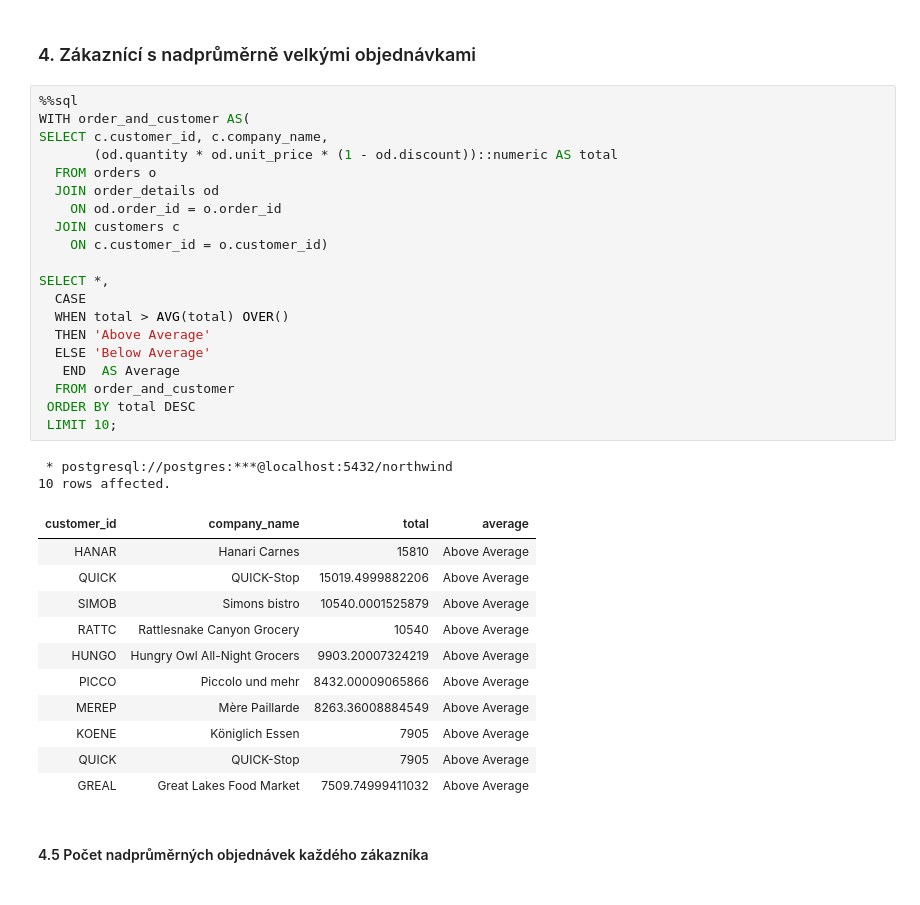
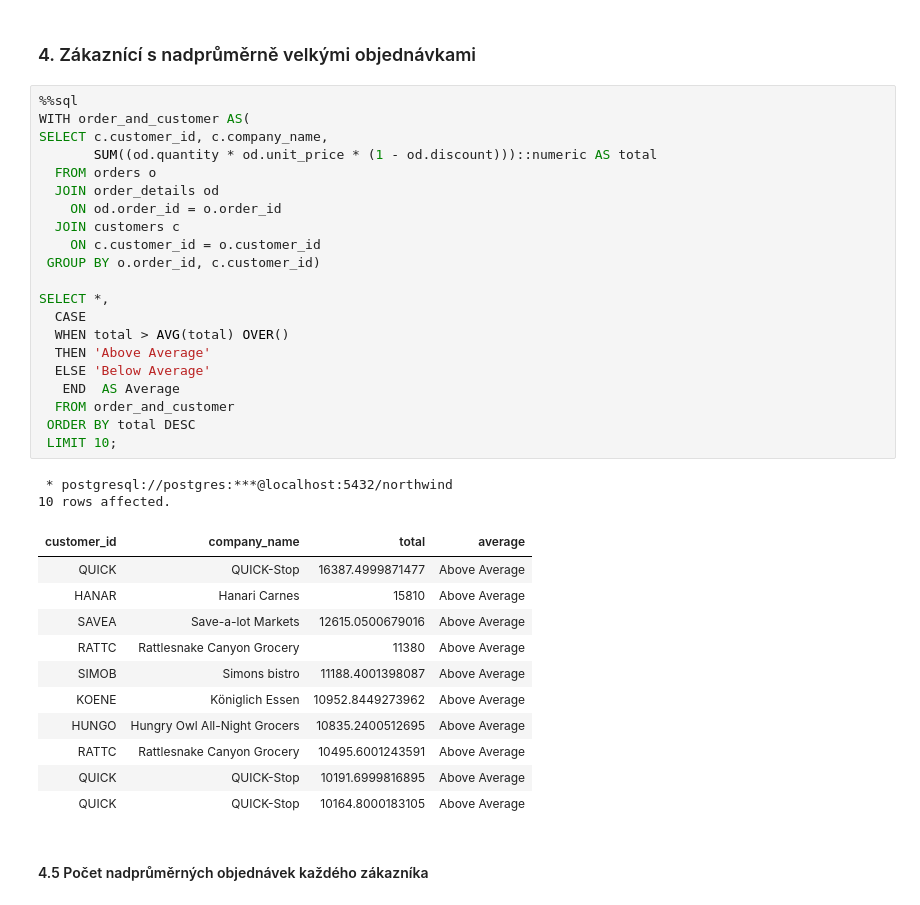
Before and after one commit to igor-antal/sql_analysis_northwind, a Jupyter notebook: northwind.ipynb, the cells around one changed output. Saved outputs shown, nothing was run; the diff lists cells and outputs as text.

```diff
--- a/northwind.ipynb
+++ b/northwind.ipynb
@@ -129,37 +132,38 @@ SELECT *, ROUND(((total / LAG(total) OVER(ORDER BY month)) - 1)*100, 2) ||  ' %'
 # %%
 %%sql
 WITH order_and_customer AS(
 SELECT c.customer_id, c.company_name,
-       (od.quantity * od.unit_price * (1 - od.discount))::numeric AS total
+       SUM((od.quantity * od.unit_price * (1 - od.discount)))::numeric AS total
   FROM orders o
   JOIN order_details od
     ON od.order_id = o.order_id
   JOIN customers c
-    ON c.customer_id = o.customer_id)
+    ON c.customer_id = o.customer_id
+ GROUP BY o.order_id, c.customer_id)
 
 SELECT *,
   CASE
   WHEN total > AVG(total) OVER()
   THEN 'Above Average'
   ELSE 'Below Average'
    END  AS Average
   FROM order_and_customer
  ORDER BY total DESC
  LIMIT 10;
 # %% [output]
  * postgresql://postgres:***@localhost:5432/northwind
 10 rows affected.
 | customer_id | company_name | total | average |
+| QUICK | QUICK-Stop | 16387.4999871477 | Above Average |
 | HANAR | Hanari Carnes | 15810 | Above Average |
-| QUICK | QUICK-Stop | 15019.4999882206 | Above Average |
-| SIMOB | Simons bistro | 10540.0001525879 | Above Average |
-| RATTC | Rattlesnake Canyon Grocery | 10540 | Above Average |
-| HUNGO | Hungry Owl All-Night Grocers | 9903.20007324219 | Above Average |
-| PICCO | Piccolo und mehr | 8432.00009065866 | Above Average |
-| MEREP | Mère Paillarde | 8263.36008884549 | Above Average |
-| KOENE | Königlich Essen | 7905 | Above Average |
-| QUICK | QUICK-Stop | 7905 | Above Average |
-| GREAL | Great Lakes Food Market | 7509.74999411032 | Above Average |
+| SAVEA | Save-a-lot Markets | 12615.0500679016 | Above Average |
+| RATTC | Rattlesnake Canyon Grocery | 11380 | Above Average |
+| SIMOB | Simons bistro | 11188.4001398087 | Above Average |
+| KOENE | Königlich Essen | 10952.8449273962 | Above Average |
+| HUNGO | Hungry Owl All-Night Grocers | 10835.2400512695 | Above Average |
+| RATTC | Rattlesnake Canyon Grocery | 10495.6001243591 | Above Average |
+| QUICK | QUICK-Stop | 10191.6999816895 | Above Average |
+| QUICK | QUICK-Stop | 10164.8000183105 | Above Average |
 # %% [markdown]
 <h4>4.5 Počet nadprůměrných objednávek každého zákazníka</h4>
 # %%
```
Also changed, not shown: parts of 2 cells of this notebook.
